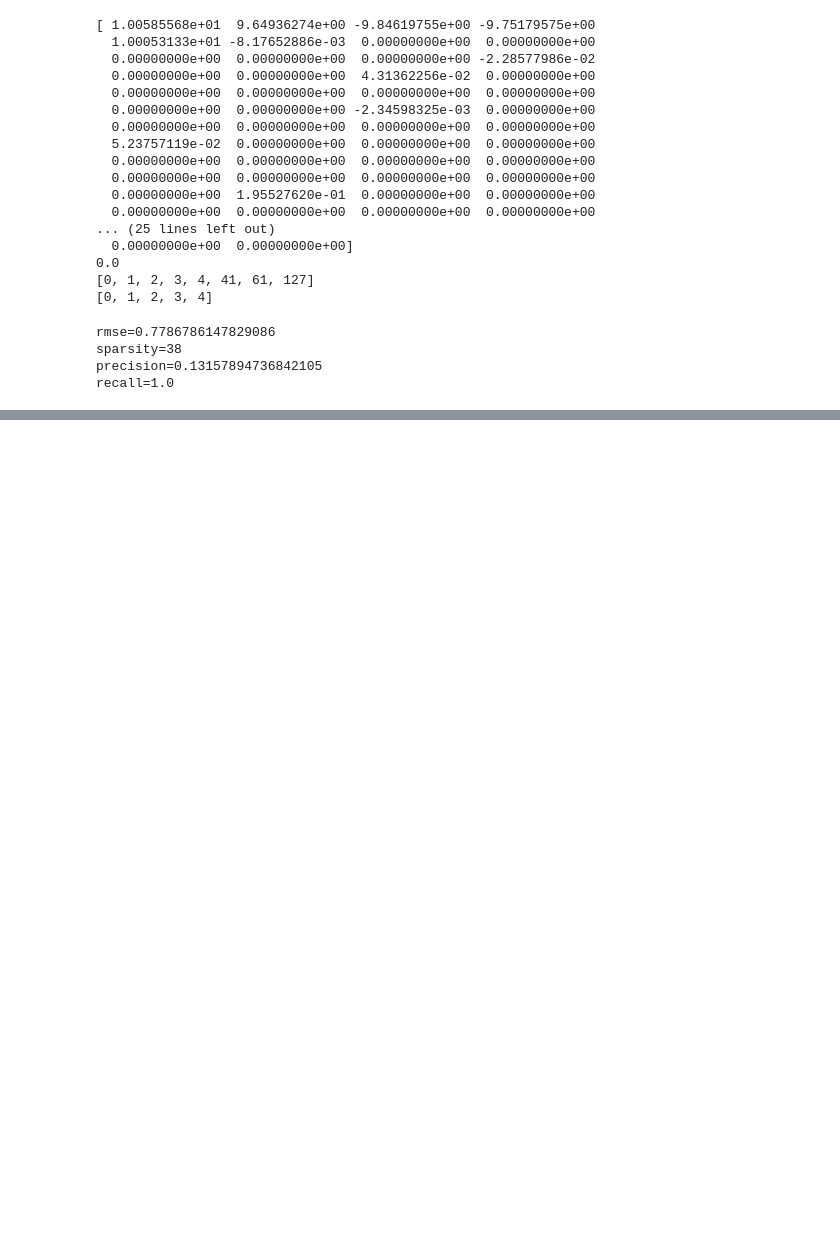
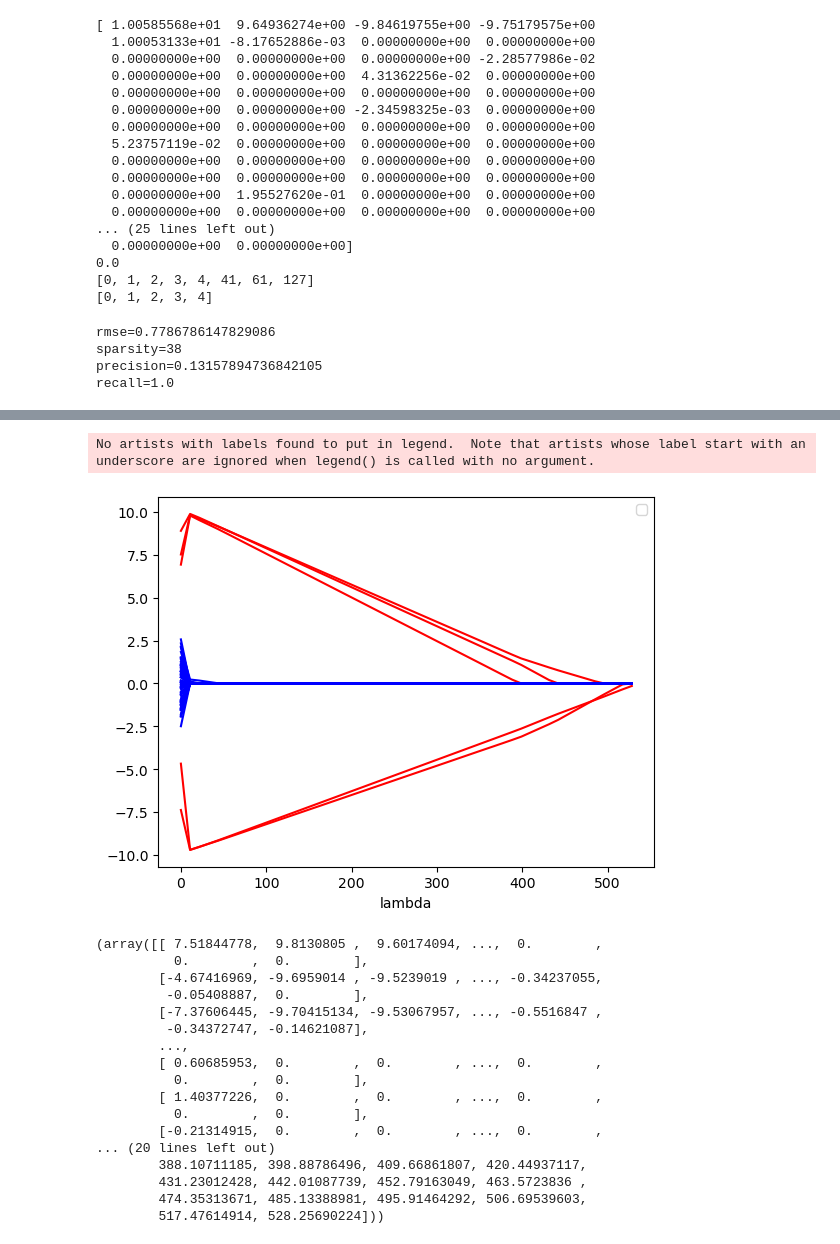
Before and after one commit to Zephyr271828/CSCI-SHU-360-Machine-Learning-24S, a Jupyter notebook: HW3/lasso.ipynb, the cells around one changed output, grey strips where cells are left out. Cells and saved outputs as stored; diff of their text form; code cells hidden in the pictures; blank space fills up the shorter version.

```diff
--- a/HW3/lasso.ipynb
+++ b/HW3/lasso.ipynb
@@ -304,6 +295,25 @@ No artists with labels found to put in legend.  Note that artists whose label st
 # %%
 # Sub-Problem 3
-# TODO: evaluate a given lasso solution path, draw plot of precision/recall vs. lambda
-def EvaluatePath(X, y, W, W0, w_true, w0_true, Lmda):
-    #########TODO##########
-    return (RMSE, Sparsity, Precision, Recall)
+# TODO: draw lasso solution path and precision/recall vs. lambda curves
+X, y, w_true, w0_true = DataGenerator(n=50, d=75, k=5, sigma=1.0)
+LassoPath(X, y)
+# %% [output]
+No artists with labels found to put in legend.  Note that artists whose label start with an underscore are ignored when legend() is called with no argument.
+[figure, added]
+(array([[ 7.51844778,  9.8130805 ,  9.60174094, ...,  0.        ,
+          0.        ,  0.        ],
+        [-4.67416969, -9.6959014 , -9.5239019 , ..., -0.34237055,
+         -0.05408887,  0.        ],
+        [-7.37606445, -9.70415134, -9.53067957, ..., -0.5516847 ,
+         -0.34372747, -0.14621087],
+        ...,
+        [ 0.60685953,  0.        ,  0.        , ...,  0.        ,
+          0.        ,  0.        ],
+        [ 1.40377226,  0.        ,  0.        , ...,  0.        ,
+          0.        ,  0.        ],
+        [-0.21314915,  0.        ,  0.        , ...,  0.        ,
+... (20 lines left out)
+        388.10711185, 398.88786496, 409.66861807, 420.44937117,
+        431.23012428, 442.01087739, 452.79163049, 463.5723836 ,
+        474.35313671, 485.13388981, 495.91464292, 506.69539603,
+        517.47614914, 528.25690224]))
```
Also changed, not shown: parts of 11 cells of this notebook, 2 other files.
